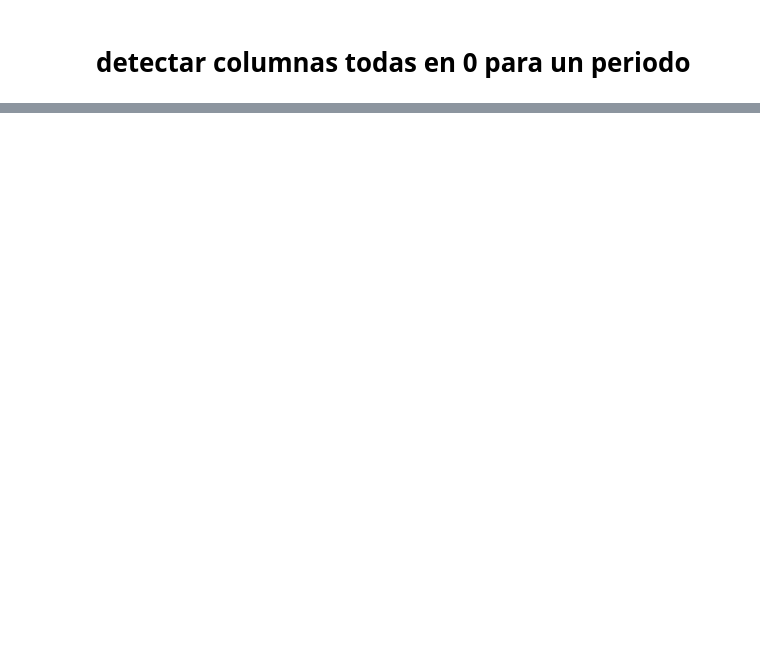
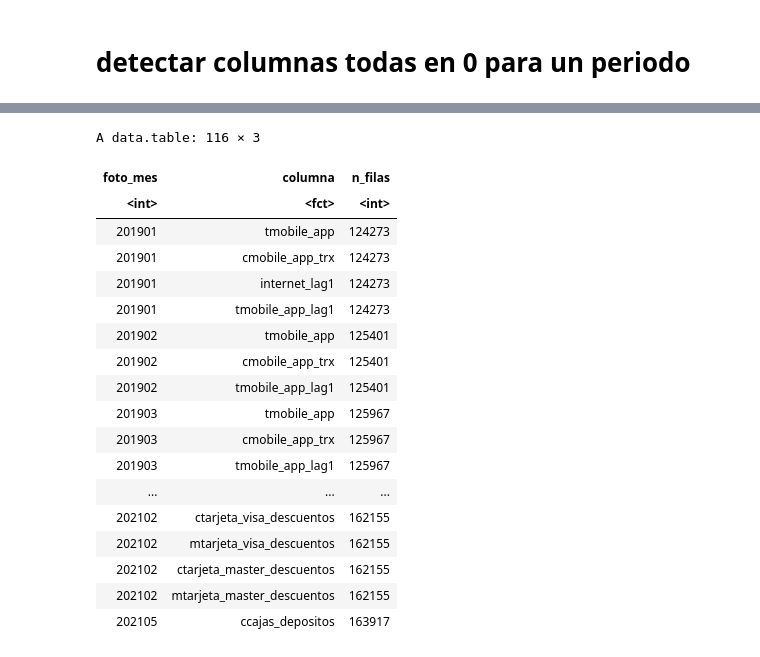
Before and after one commit to dvolpelldm/dmeyf2025, a Jupyter notebook: competencia 2/zLightGBM/exploratorio.ipynb, the cells around one changed output, grey strips where cells are left out. Cells and saved outputs as stored; diff of their text form; code cells hidden in the pictures; blank space fills up the shorter version.

```diff
--- a/competencia 2/zLightGBM/exploratorio.ipynb
+++ b/competencia 2/zLightGBM/exploratorio.ipynb
@@ -215,0 +429,54 @@ res[]
+# %%
+library(data.table)
+
+# columnas numéricas (excluyendo claves y clase)
+id_cols  <- c("numero_de_cliente","foto_mes","clase_ternaria")
+num_cols <- setdiff(names(dataset), id_cols)
+num_cols <- num_cols[vapply(dataset[, ..num_cols], is.numeric, logical(1))]
+
+# conteo de valores no-cero por columna y mes
+nz_counts <- dataset[, lapply(.SD, function(v) sum(v != 0, na.rm = TRUE)),
+                     by = .(foto_mes), .SDcols = num_cols]
+
+# total de filas por mes
+n_by <- dataset[, .N, by = .(foto_mes)]
+
+# paso a formato largo
+res <- melt(nz_counts, id.vars = "foto_mes",
+            variable.name = "columna", value.name = "nonzero")
+res <- res[n_by, on = "foto_mes"]
+setnames(res, "N", "n_filas")
+
+# flag: todo cero (ignorando NAs)
+res[, all_zero := (nonzero == 0L)]
+
+# --- OPCIONAL: excluir casos "todo NA" (si no querés confundir)
+# nn_counts <- dataset[, lapply(.SD, function(v) sum(!is.na(v))),
+#                      by = .(foto_mes), .SDcols = num_cols]
+# nn_long <- melt(nn_counts, id.vars = "foto_mes",
+#                 variable.name = "columna", value.name = "non_na")
+# res <- res[nn_long, on = .(foto_mes, columna)]
+# res[, all_zero := all_zero & (non_na > 0L)]
+
+# SOLO imprimir los que están todo en 0
+res[all_zero == TRUE, .(foto_mes, columna, n_filas)][order(foto_mes, columna)]
+# %% [output]
+A data.table: 116 × 3
+| foto_mes | columna | n_filas |
+| <int> | <fct> | <int> |
+| 201901 | tmobile_app | 124273 |
+| 201901 | cmobile_app_trx | 124273 |
+| 201901 | internet_lag1 | 124273 |
+| 201901 | tmobile_app_lag1 | 124273 |
+| 201902 | tmobile_app | 125401 |
+| 201902 | cmobile_app_trx | 125401 |
+| 201902 | tmobile_app_lag1 | 125401 |
+| 201903 | tmobile_app | 125967 |
+| 201903 | cmobile_app_trx | 125967 |
+| 201903 | tmobile_app_lag1 | 125967 |
+| ... | ... | ... |
+| 202102 | ctarjeta_visa_descuentos | 162155 |
+| 202102 | mtarjeta_visa_descuentos | 162155 |
+| 202102 | ctarjeta_master_descuentos | 162155 |
+| 202102 | mtarjeta_master_descuentos | 162155 |
+| 202105 | ccajas_depositos | 163917 |
```
Also changed, not shown: parts of 15 cells of this notebook.
